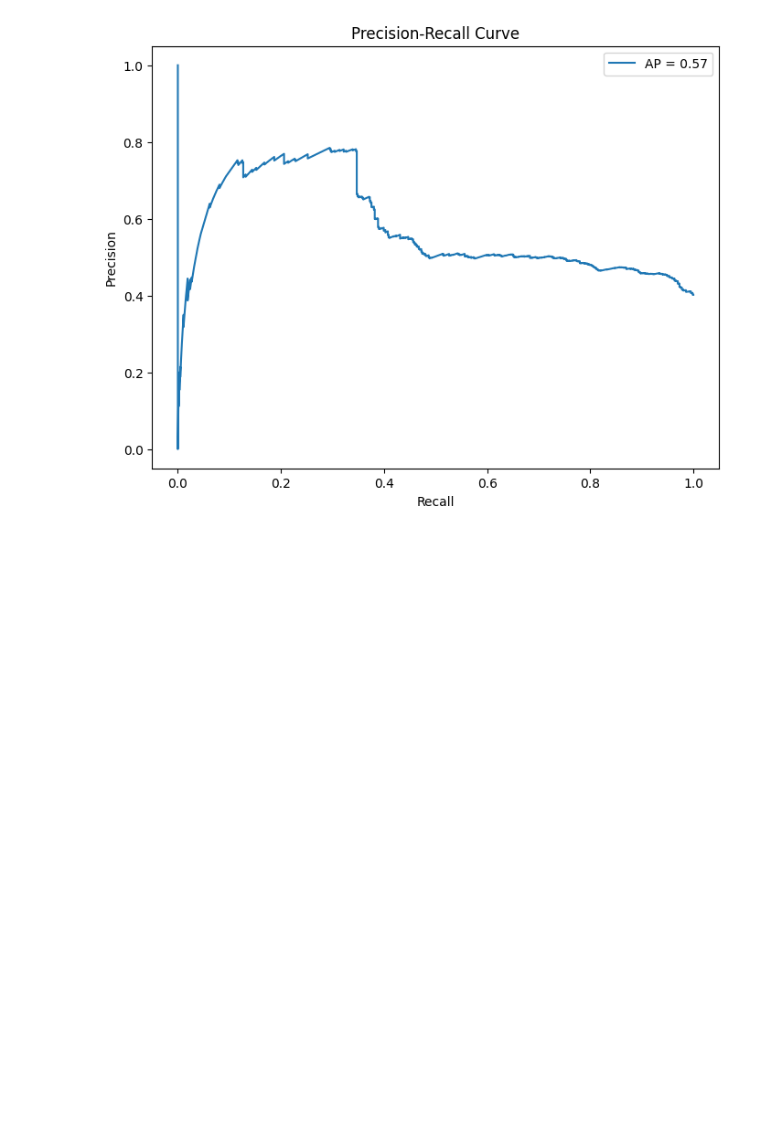
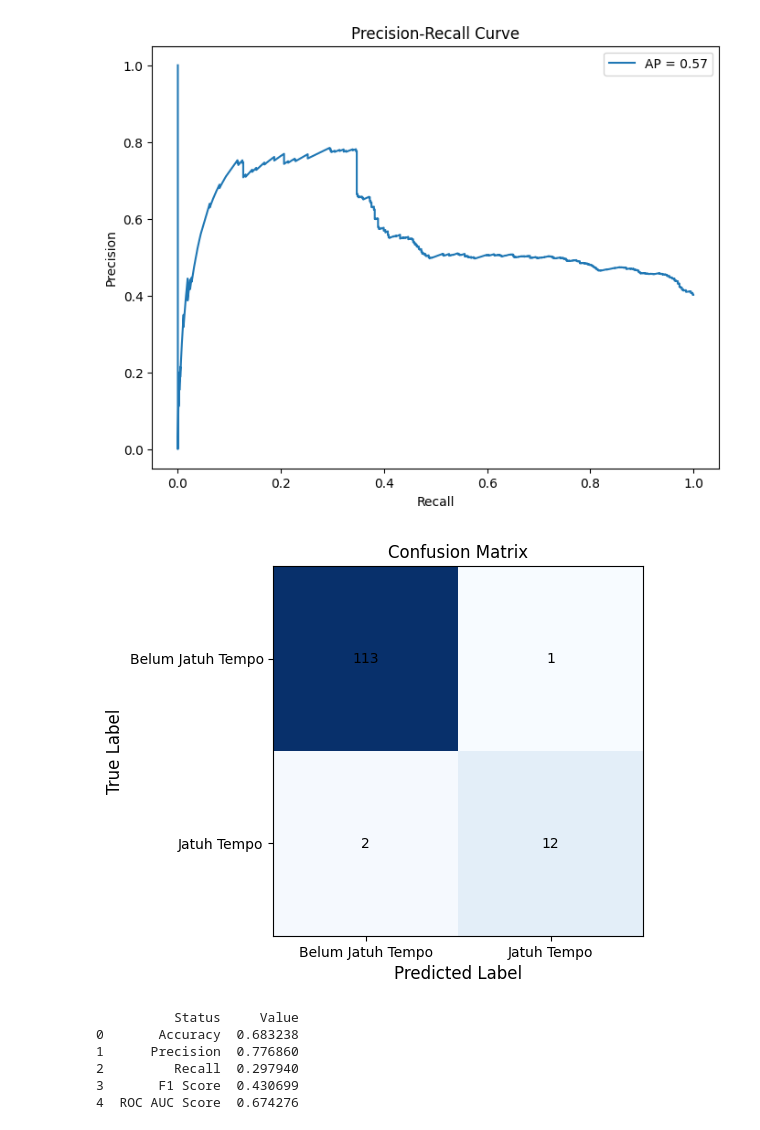
Before and after one commit to Griselda20/Artificial_Intelligence_FinalProject, a Jupyter notebook: Visualisasi/visualisasi_code.ipynb, the cells around one changed output. Cells and saved outputs as stored; diff of their text form; code cells hidden in the pictures; blank space fills up the shorter version.

Commit message:
update visualisasi

```diff
--- a/Visualisasi/visualisasi_code.ipynb
+++ b/Visualisasi/visualisasi_code.ipynb
@@ -118,3 +118,48 @@ plt.legend()
 plt.show()
 # %% [output]
 [figure]
+# %%
+import matplotlib.pyplot as plt
+import numpy as np
+
+# Definisikan matriks confusion
+matrix = np.array([[113, 1],
+                   [2, 12]])
+
+# Definisikan label untuk sumbu x dan y
+labels = ['Belum Jatuh Tempo', 'Jatuh Tempo']
+
+# Tampilkan matriks dalam bentuk heatmap
+plt.title('Confusion Matrix')
+plt.imshow(matrix, cmap='Blues', interpolation='nearest')
+plt.xlabel('Predicted Label', fontsize=12)
+plt.ylabel('True Label', fontsize=12)
+plt.xticks(np.arange(matrix.shape[1]), labels, fontsize=10)
+plt.yticks(np.arange(matrix.shape[0]), labels, fontsize=10)
+
+# Tambahkan anotasi untuk setiap sel
+for i in range(matrix.shape[0]):
+    for j in range(matrix.shape[1]):
+        plt.annotate(str(matrix[i][j]), xy=(j, i), ha='center', va='center', fontsize=10)
+
+plt.show()
+# %% [output]
+[figure, added]
+# %%
+import pandas as pd
+
+# Create the DataFrame
+data = pd.DataFrame({
+    "Status": ["Accuracy", "Precision", "Recall", "F1 Score", "ROC AUC Score"],
+    "Value": [0.6832377310388783, 0.7768595041322314, 0.2979397781299525, 0.4306987399770905, 0.6742757798059735]
+})
+
+# Print the DataFrame
+print(data.to_string())
+# %% [output]
+          Status     Value
+0       Accuracy  0.683238
+1      Precision  0.776860
+2         Recall  0.297940
+3       F1 Score  0.430699
+4  ROC AUC Score  0.674276
```
Also changed, not shown: 1 other file.
